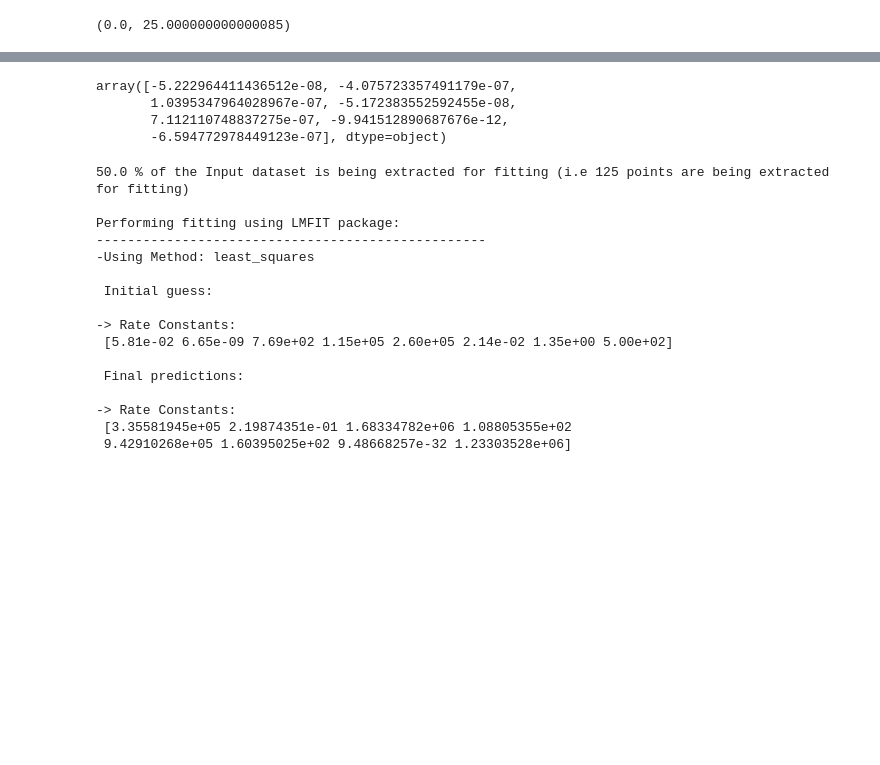
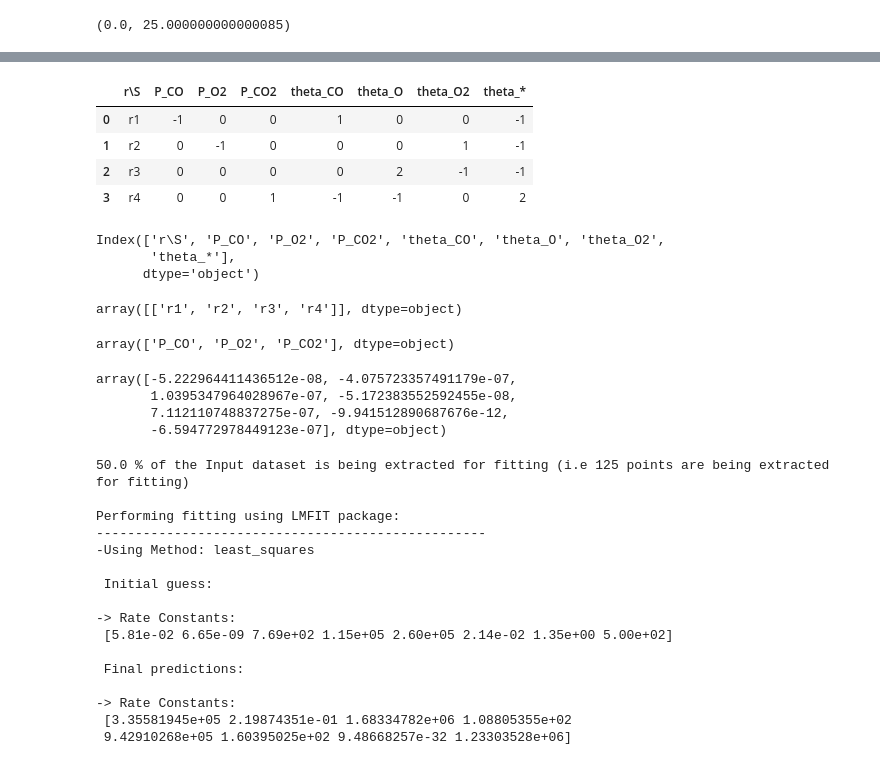
Before and after one commit to kkusima/MiKi, a Jupyter notebook: OOP6_LMFIT_MORE_CONSTRAINTS/Fitting_KMC_Steady.ipynb, the cells around one changed output, grey strips where cells are left out. Saved outputs shown, nothing was run; the diff lists cells and outputs as text; code cells hidden in the pictures; blank space fills up the shorter version.

```diff
--- a/OOP6_LMFIT_MORE_CONSTRAINTS/Fitting_KMC_Steady.ipynb
+++ b/OOP6_LMFIT_MORE_CONSTRAINTS/Fitting_KMC_Steady.ipynb
@@ -190,6 +192,28 @@ sola1,solta1= MKM1.solve_coverage(plot=True) #Obtains the coverages(sol) with re
 # %% [output]
 [interactive output not drawn]
 [interactive output not drawn]
+# %%
+fit.Stoich
+# %% [output]
+|  | r\S | P_CO | P_O2 | P_CO2 | theta_CO | theta_O | theta_O2 | theta_* |
+| 0 | r1 | -1 | 0 | 0 | 1 | 0 | 0 | -1 |
+| 1 | r2 | 0 | -1 | 0 | 0 | 0 | 1 | -1 |
+| 2 | r3 | 0 | 0 | 0 | 0 | 2 | -1 | -1 |
+| 3 | r4 | 0 | 0 | 1 | -1 | -1 | 0 | 2 |
+# %%
+fit.Stoich.columns
+# %% [output]
+Index(['r\S', 'P_CO', 'P_O2', 'P_CO2', 'theta_CO', 'theta_O', 'theta_O2',
+       'theta_*'],
+      dtype='object')
+# %%
+np.array([fit.Stoich.iloc[:,0]])
+# %% [output]
+array([['r1', 'r2', 'r3', 'r4']], dtype=object)
+# %%
+(np.array(fit.Stoich.columns[1:4]))
+# %% [output]
+array(['P_CO', 'P_O2', 'P_CO2'], dtype=object)
 # %%
 (MKM1.get_SS_rates_production(tf=None))
 # %% [output]
```
Also changed, not shown: parts of 3 cells of this notebook, 8 other files.
